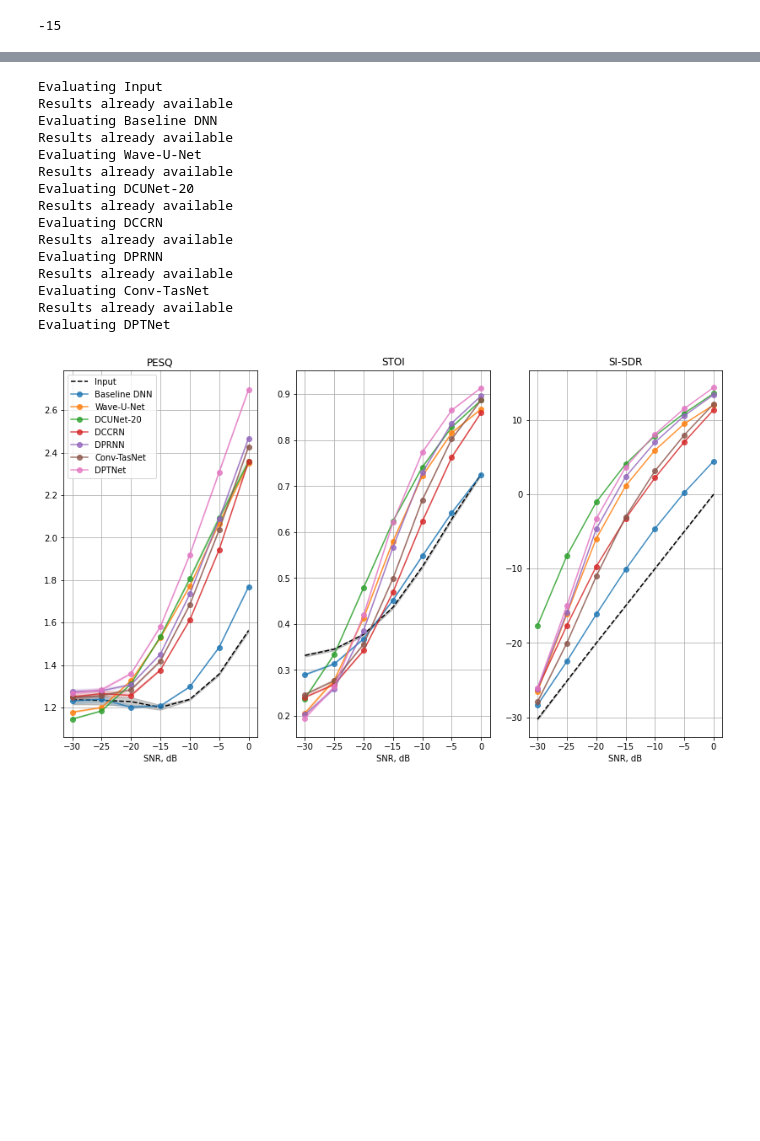
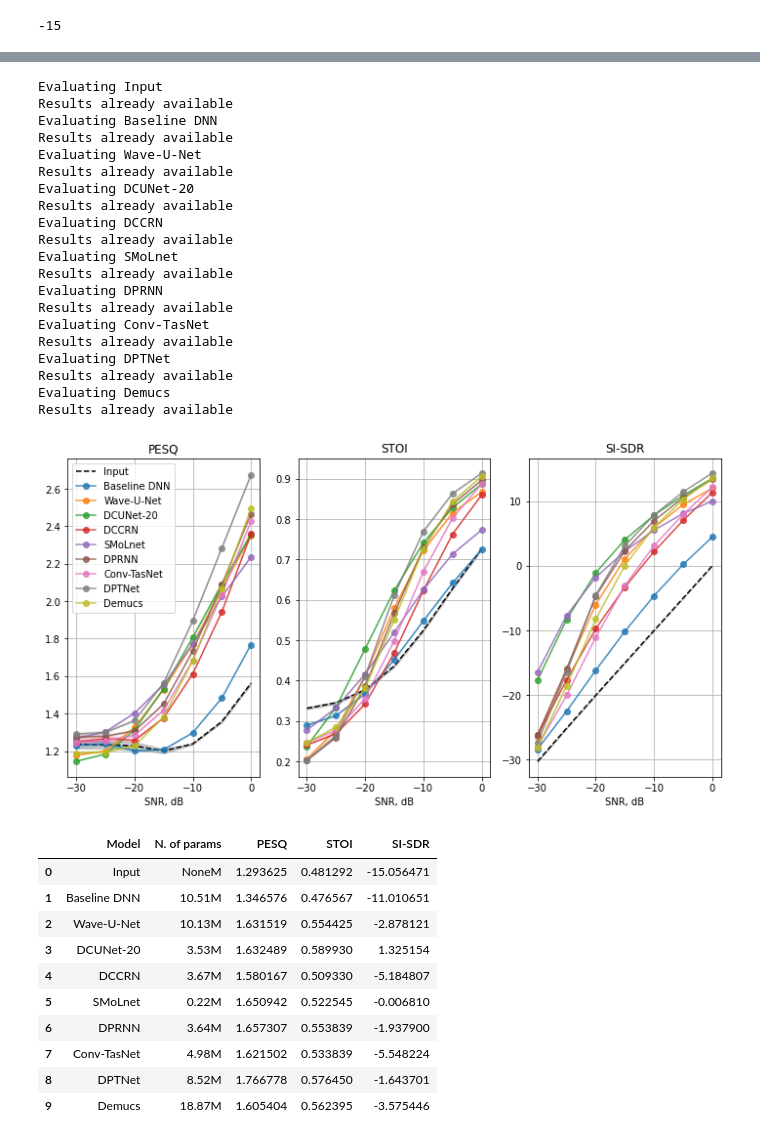
Before and after one commit to flyingleafe/asteroid, a Jupyter notebook: notebooks/evaluation3.ipynb, the cells around one changed output, grey strips where cells are left out. Cells and saved outputs as stored; diff of their text form; code cells hidden in the pictures; blank space fills up the shorter version.

```diff
--- a/notebooks/evaluation3.ipynb
+++ b/notebooks/evaluation3.ipynb
@@ -70,9 +67,11 @@ model_labels = {
     'waveunet_v1': 'Wave-U-Net',
     'dcunet_20': 'DCUNet-20',
     'dccrn': 'DCCRN',
+    'smolnet': 'SMoLnet',
     'dprnn': 'DPRNN',
     'conv_tasnet': 'Conv-TasNet',
     'dptnet': 'DPTNet',
+    'demucs': 'Demucs',
 }
 
 def plot_results(dfs, figsize=(15, 5), metrics=['pesq', 'stoi', 'si_sdr'],
@@ -111,6 +110,30 @@ def plot_results(dfs, figsize=(15, 5), metrics=['pesq', 'stoi', 'si_sdr'],
         plt.savefig(plot_name, bbox_inches='tight')
 
     plt.show()
+
+
+def highlight_max(s):
+    if s.dtype == np.object:
+        is_max = [False for _ in range(s.shape[0])]
+    else:
+        is_max = s == s.max()
+    return ['font-weight: bold' if cell else '' for cell in is_max]
+
+
+def avg_results_table(dfs, models, metrics=['pesq', 'stoi', 'si_sdr']):
+    total_df = pd.DataFrame(columns=['Model', 'N. of params'] + [metrics_names[m] for m in metrics])
+    for model_name, df in dfs.items():
+        model = models[model_name]
+        if model is not None:
+            param_count = sum(p.numel() for p in model.parameters())
+            param_approx = np.around(param_count / 1000000, decimals=2)
+        else:
+            param_approx = None
+
+        total_df.loc[len(total_df)] = [model_labels[model_name], f'{param_approx}M'] + list(df[metrics].mean(axis=0))
+
+    total_df = total_df.style.apply(highlight_max)
+    return total_df
 # %%
 def demonstrate_models_on_sample(models, mix, clean, **kwargs):
     print('Clean speech')
@@ -135,8 +158,10 @@ models = {
     'waveunet_v1': WaveUNet.from_pretrained('../../../workspace/models/waveunet_model_adapt.pt'),
     'dcunet_20': DCUNet.from_pretrained('../../../workspace/models/dcunet_20_random_v2.pt'),
     'dccrn': DCCRNet.from_pretrained('../../../workspace/models/dccrn_random_v1.pt'),
+    'smolnet': SMoLnet.from_pretrained('../../../workspace/models/SMoLnet.pt'),
     'dprnn': DPRNNTasNet.from_pretrained('../../../workspace/models/dprnn_model.pt'),
     'conv_tasnet': ConvTasNet.from_pretrained('../../../workspace/models/convtasnet_model.pt'),
     'dptnet': DPTNet.from_pretrained('../../../workspace/models/dptnet_model.pt'),
+    'demucs': Demucs.from_pretrained('../../../workspace/models/Demucs.pt'),
 }
 # %%
@@ -163,5 +188,5 @@ Wave-U-Net
 # %%
-def eval_all_and_plot(models, test_set, directory, plot_name):
+def eval_all_and_plot(models, test_set, directory, plot_name=None, figsize=(14,8)):
     results_dfs = {}
 
     for model_name, model in models.items():
@@ -177,28 +202,45 @@ def eval_all_and_plot(models, test_set, directory, plot_name):
 
         results_dfs[model_name] = df
 
-    plot_results(results_dfs, figsize=(14, 8), plot_name=plot_name)
+    plot_results(results_dfs, figsize=figsize, plot_name=plot_name)
+    return avg_results_table(results_dfs, models)
 # %%
 os.environ['CUDA_VISIBLE_DEVICES'] = '3'
 # %%
-eval_all_and_plot(models, timit_test, 'eval_results_new', 'results_new_v2.pdf')
+eval_all_and_plot(models, timit_test, 'eval_results_new', figsize=(12,6))
 # %% [output]
 Evaluating Input
 Results already available
 Evaluating Baseline DNN
 Results already available
 Evaluating Wave-U-Net
 Results already available
 Evaluating DCUNet-20
 Results already available
 Evaluating DCCRN
 Results already available
+Evaluating SMoLnet
+Results already available
 Evaluating DPRNN
 Results already available
 Evaluating Conv-TasNet
 Results already available
 Evaluating DPTNet
+Results already available
+Evaluating Demucs
+Results already available
-[figure, old version]
+[figure, new version]
+|  | Model | N. of params | PESQ | STOI | SI-SDR |
+| 0 | Input | NoneM | 1.293625 | 0.481292 | -15.056471 |
+| 1 | Baseline DNN | 10.51M | 1.346576 | 0.476567 | -11.010651 |
+| 2 | Wave-U-Net | 10.13M | 1.631519 | 0.554425 | -2.878121 |
+| 3 | DCUNet-20 | 3.53M | 1.632489 | 0.589930 | 1.325154 |
+| 4 | DCCRN | 3.67M | 1.580167 | 0.509330 | -5.184807 |
+| 5 | SMoLnet | 0.22M | 1.650942 | 0.522545 | -0.006810 |
+| 6 | DPRNN | 3.64M | 1.657307 | 0.553839 | -1.937900 |
+| 7 | Conv-TasNet | 4.98M | 1.621502 | 0.533839 | -5.548224 |
+| 8 | DPTNet | 8.52M | 1.766778 | 0.576450 | -1.643701 |
+| 9 | Demucs | 18.87M | 1.605404 | 0.562395 | -3.575446 |
 # %%
 for model_name, model in models.items():
     if model is None:
```
Also changed, not shown: parts of 5 cells of this notebook, 2 other files.
